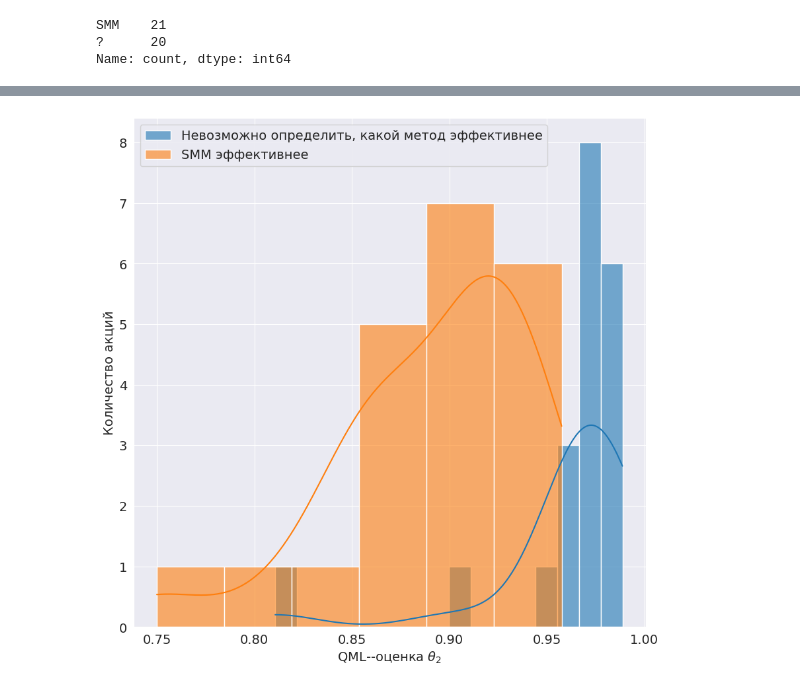
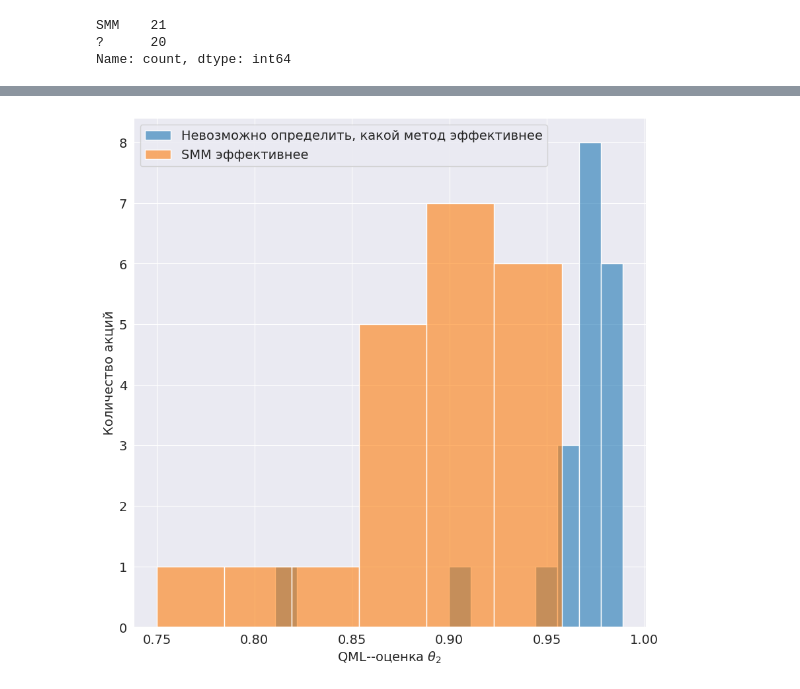
Before and after one commit to Dangerio/optimization-algorithm, a Jupyter notebook: methods_comparison/real_data/estimation_result_analysis.ipynb, the cells around one changed output, grey strips where cells are left out. Saved outputs shown, nothing was run; the diff lists cells and outputs as text; code cells hidden in the pictures.

Commit message:
Fix graphs

```diff
--- a/methods_comparison/real_data/estimation_result_analysis.ipynb
+++ b/methods_comparison/real_data/estimation_result_analysis.ipynb
@@ -187,13 +187,13 @@ without_outliers
 | VTBR | -2.171370 | 0.750003 | 0.826452 | 3.764600 | qml_without_outliers | 2323 | SMM | ... |
 # %%
 fig, ax = plt.subplots(figsize=(10, 10))
-sns.histplot(data=with_outliers[without_outliers.winner == "?"], x="estimates_2_qml", stat="count", label="Невозможно определить, какой метод эффективнее", alpha=0.6, kde=True)
-sns.histplot(data=with_outliers[without_outliers.winner == "SMM"], x="estimates_2_qml", stat="count", label="SMM эффективнее", alpha=0.6, kde=True)
+sns.histplot(data=with_outliers[without_outliers.winner == "?"], x="estimates_2_qml", stat="count", label="Невозможно определить, какой метод эффективнее", alpha=0.6)
+sns.histplot(data=with_outliers[without_outliers.winner == "SMM"], x="estimates_2_qml", stat="count", label="SMM эффективнее", alpha=0.6)
 
 ax.set_xlabel(r'QML--оценка $\theta_2$')
 ax.set_ylabel(r'Количество акций')
 
 ax.legend()
 plt.savefig("data/plots/theta_two_estimates.pdf", format="pdf");
 # %% [output]
-[figure, old version]
+[figure, new version]
```
Also changed, not shown: 2 other files.
